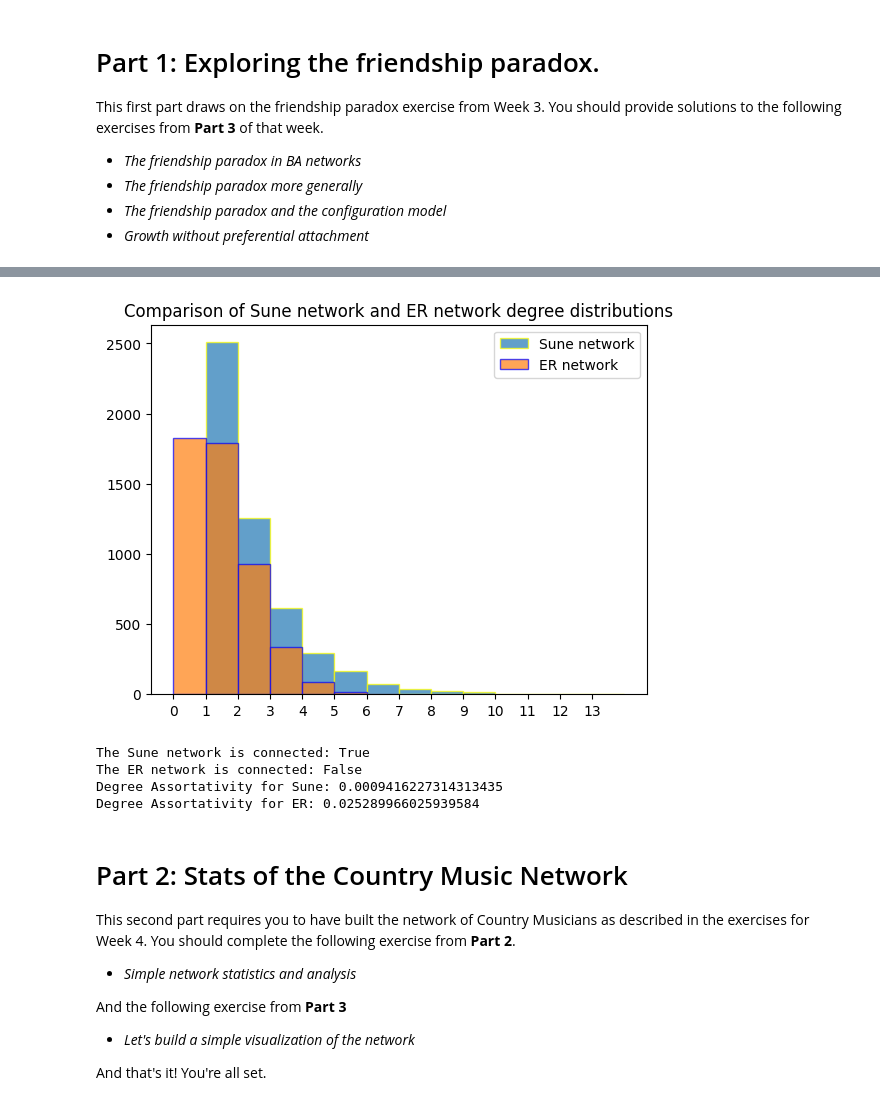
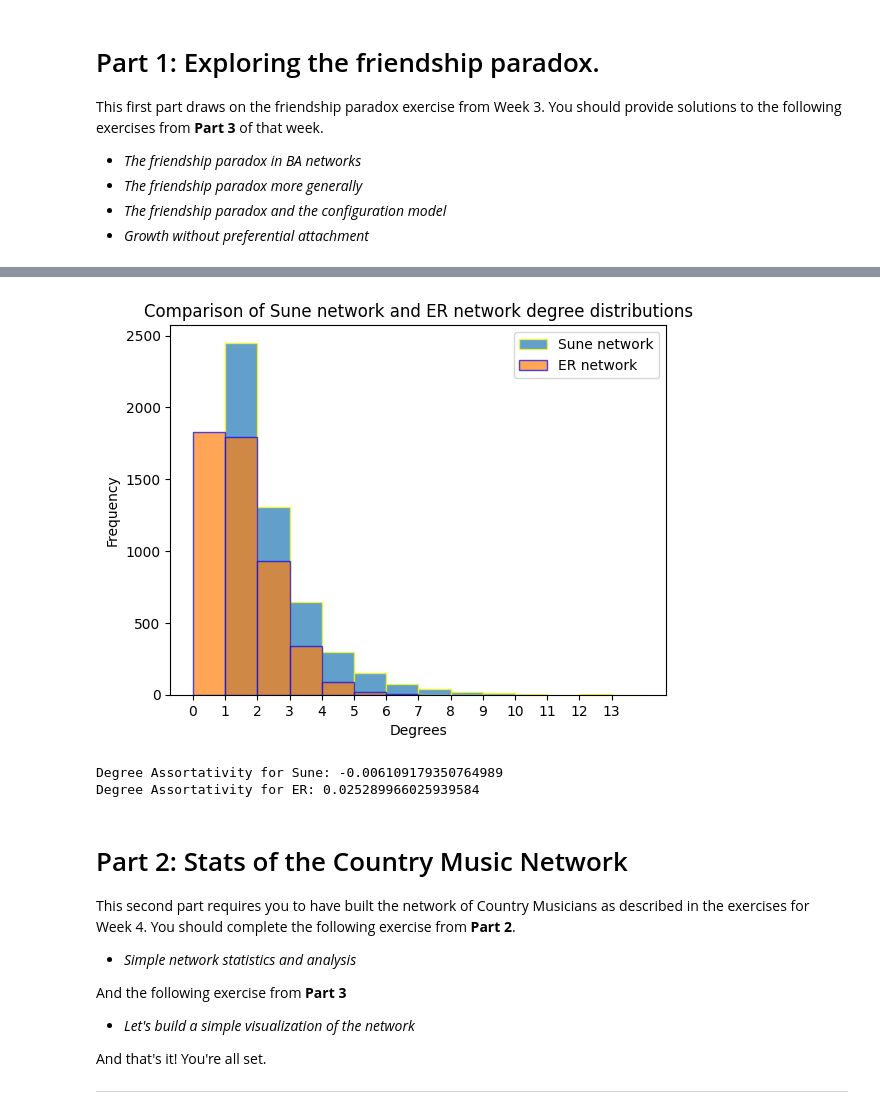
Before and after one commit to famu8/socialgraphs2024, a Jupyter notebook: Assignment1.ipynb, the cells around one changed output, grey strips where cells are left out. Drawn from its saved outputs; the diff is of its cells as text; code cells hidden in the pictures.

```diff
--- a/Assignment1.ipynb
+++ b/Assignment1.ipynb
@@ -191,35 +241,31 @@ er = nx.erdos_renyi_graph(5000, 1/5000)
 # %%
 sune_degrees = [x[1] for x in sune.degree]
 max_sune = sorted(sune_degrees, reverse=True)[0]
 min_sune = sorted(sune_degrees)[0]
 bins_su = np.array(range(min_sune, max_sune+2))
 
 er_degrees = [x[1] for x in er.degree]
 max_er= sorted(er_degrees, reverse=True)[0]
 min_er = sorted(er_degrees)[0]
 bins_er = np.array(range(min_er, max_er+2))
 
 plt.hist(sune_degrees, edgecolor='yellow', bins=bins_su, label = "Sune network", alpha = 0.7)
 plt.hist(er_degrees, edgecolor='blue', bins=bins_er, label = "ER network", alpha = 0.7)
 plt.title("Comparison of Sune network and ER network degree distributions")
 plt.legend(loc='upper right')
 plt.xticks(np.arange(min(sune_degrees)-1, max(sune_degrees)+1, 1.0))
+plt.xlabel('Degrees')
+plt.ylabel('Frequency')
 
 plt.show()
 
-print("The Sune network is connected:", nx.is_connected(sune))
-print("The ER network is connected:", nx.is_connected(er))
-
-import networkx as nx
 assortativity = nx.degree_assortativity_coefficient(sune)
 print(f"Degree Assortativity for Sune: {assortativity}")
 assortativity = nx.degree_assortativity_coefficient(er)
 print(f"Degree Assortativity for ER: {assortativity}")
 # %% [output]
-[figure, old version]
+[figure, new version]
-The Sune network is connected: True
-The ER network is connected: False
-Degree Assortativity for Sune: 0.0009416227314313435
+Degree Assortativity for Sune: -0.006109179350764989
 Degree Assortativity for ER: 0.025289966025939584
 # %% [markdown]
 # Part 2: Stats of the Country Music Network
@@ -233,3 +279,6 @@ And the following exercise from **Part 3**
 * *Let's build a simple visualization of the network*
 
 And that's it! You're all set.
+
+
+---------------------------------------------
```
Also changed, not shown: parts of 48 cells of this notebook.
